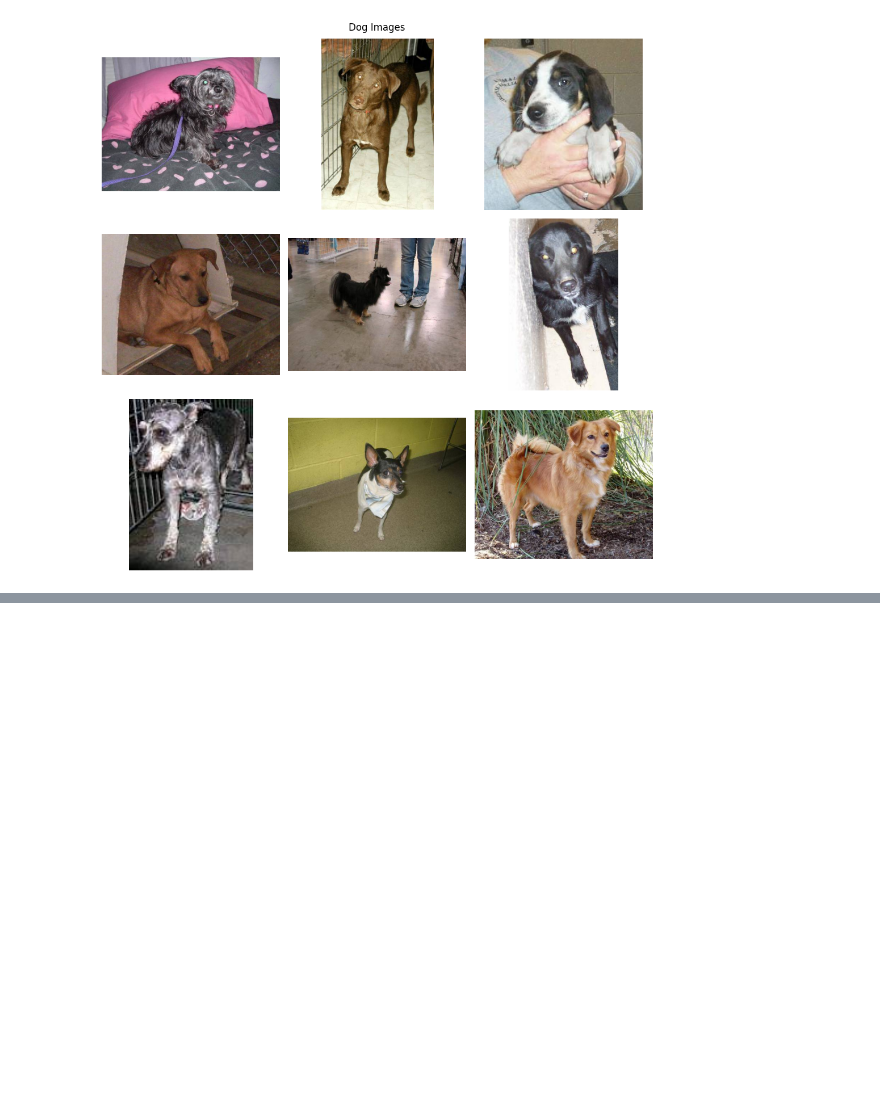
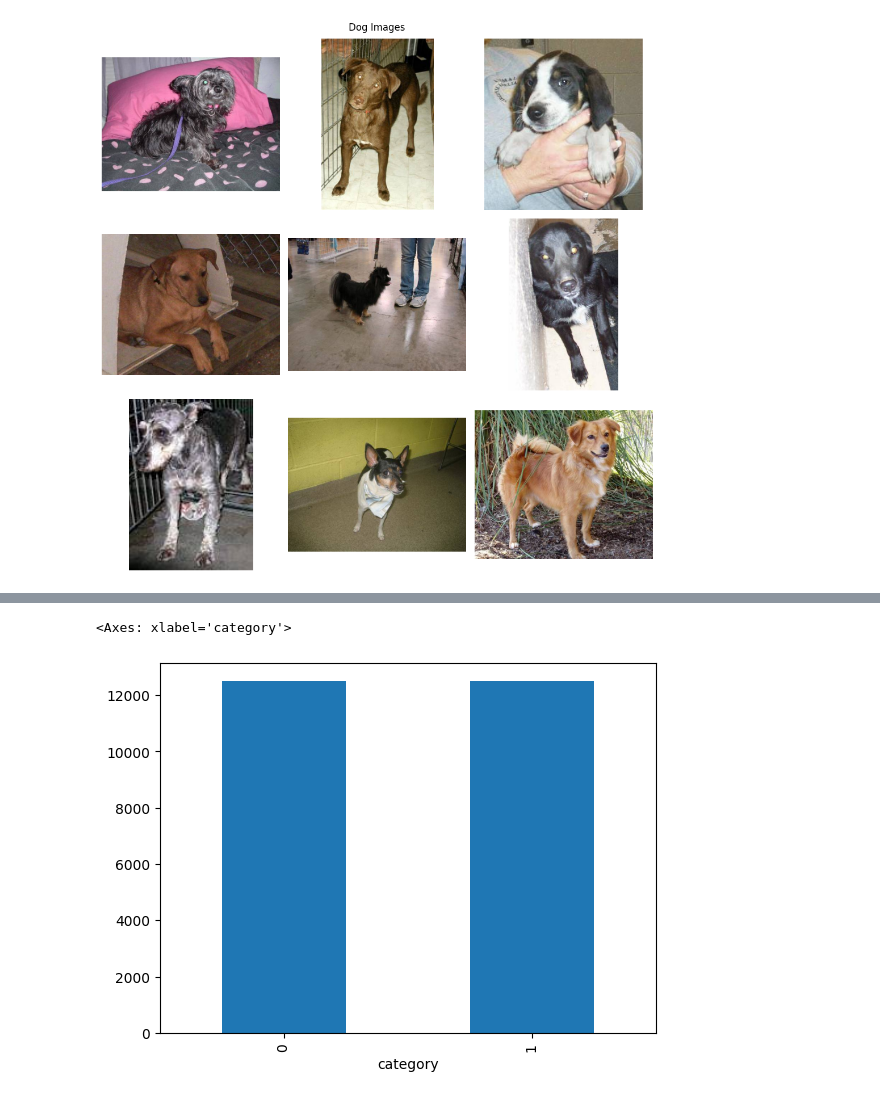
Before and after one commit to Nonpoint93/image_classification_system, a Jupyter notebook: src/explore.ipynb, the cells around one changed output, grey strips where cells are left out. Saved outputs shown, nothing was run; the diff lists cells and outputs as text; code cells hidden in the pictures; blank space fills up the shorter version.

Commit message:
#image_classification_system

```diff
--- a/src/explore.ipynb
+++ b/src/explore.ipynb
@@ -43,3 +44,17 @@ show_images_by_label(image_dir=train_dir, label="dog", title="Dog Images")
 # %% [output]
 [figure]
 [figure]
+# %%
+filenames = os.listdir(train_dir)
+categories = []
+for filename in filenames:
+    category = filename.split('.')[0]
+    if category == 'dog':
+        categories.append(1)
+    else:
+        categories.append(0)
+
+df = pd.DataFrame({
+    'filename': filenames,
+    'category': categories
+})
@@ -45,0 +79,5 @@ show_images_by_label(image_dir=train_dir, label="dog", title="Dog Images")
+# %%
+df['category'].value_counts().plot.bar()
+# %% [output]
+<Axes: xlabel='category'>
+[figure, added]
```
Also changed, not shown: parts of 20 cells of this notebook.
